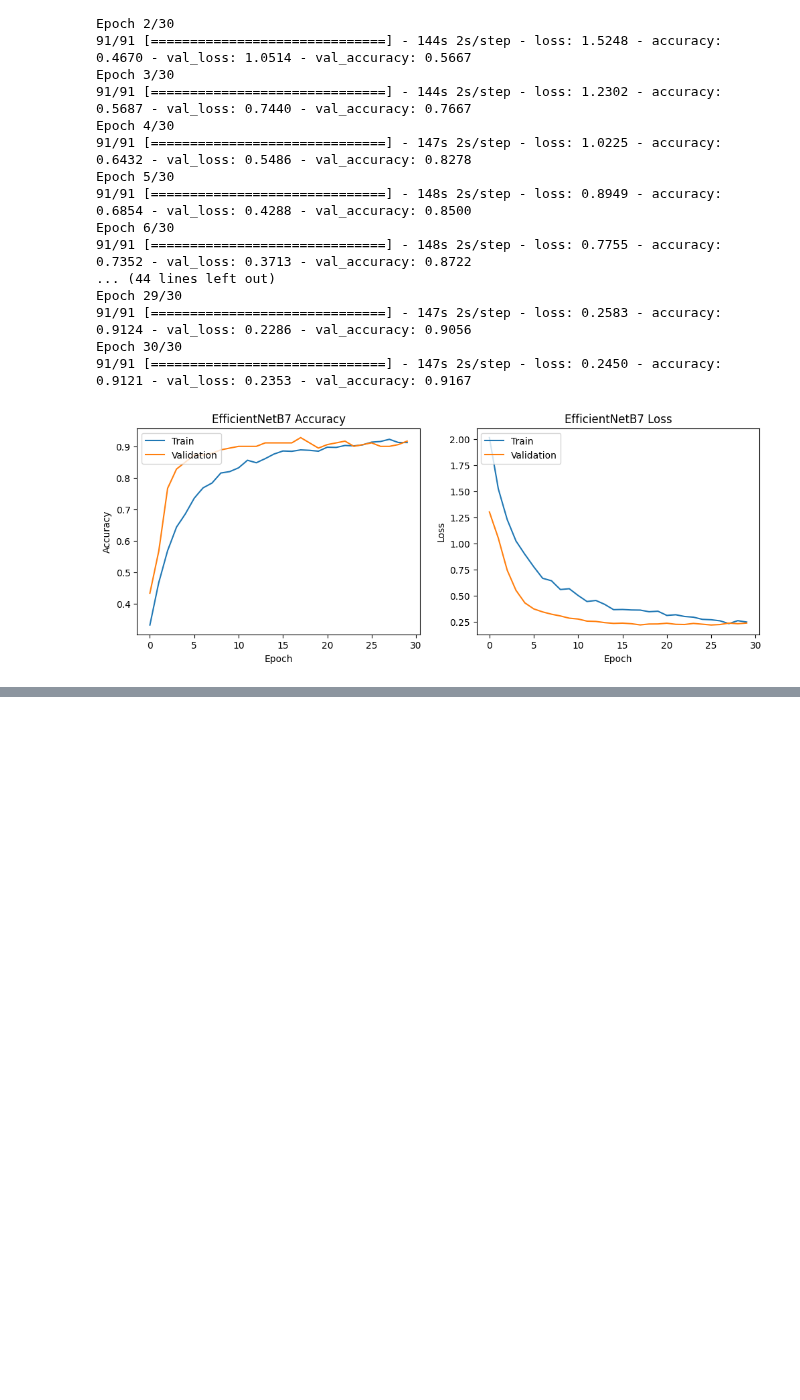
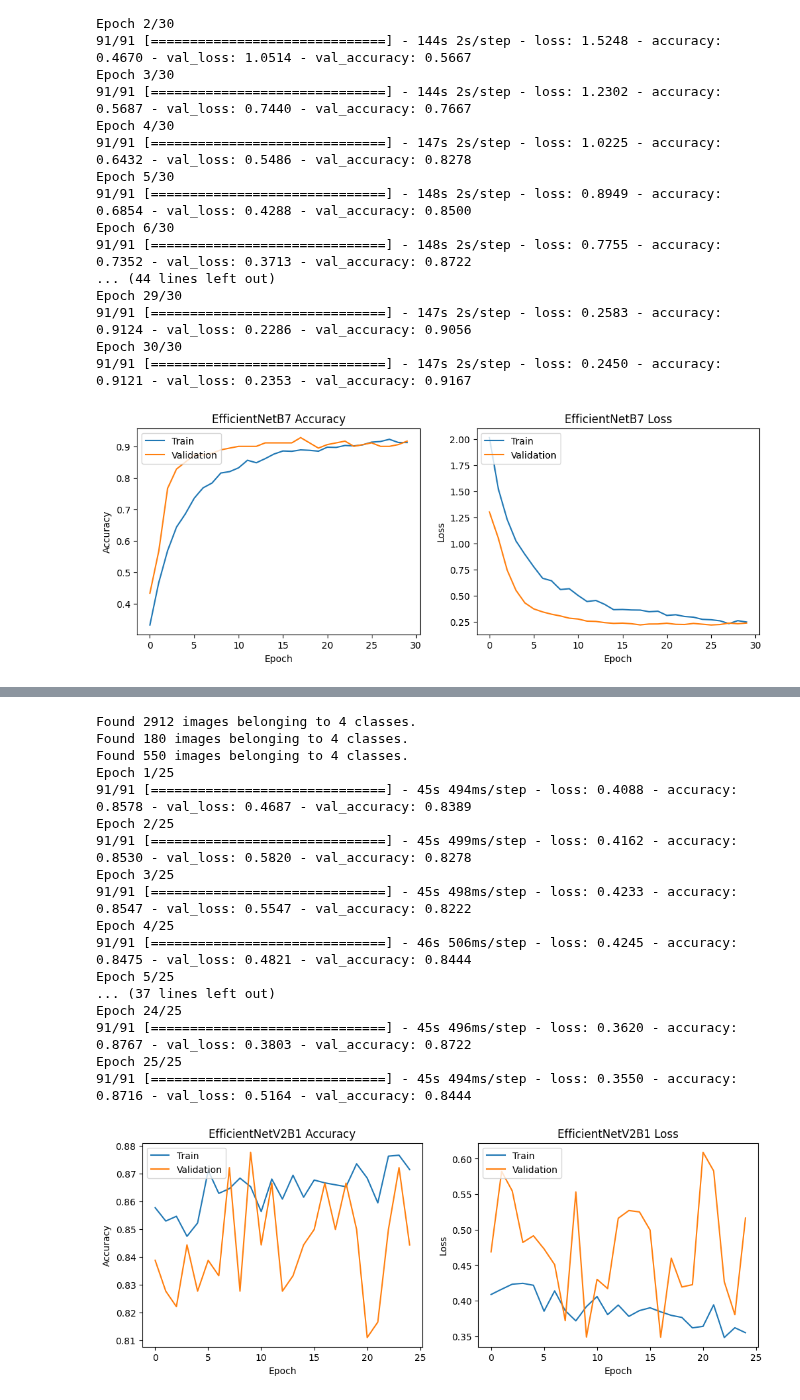
Before and after one commit to AbiyaMakruf/TelU-Tubes-TugasAkhir-KlasifikasiPenyakitTanamanApel, a Jupyter notebook: notebook.ipynb, the cells around one changed output, grey strips where cells are left out. Drawn from its saved outputs; the diff is of its cells as text; code cells hidden in the pictures; blank space fills up the shorter version.

```diff
--- a/notebook.ipynb
+++ b/notebook.ipynb
@@ -137,9 +131,5 @@ base_path = "dataset/"
 # Pilih fungsi preprocessing yang sesuai dengan model
 preprocess_input_func = efficientnet_preprocess
 
-train_generator, validation_generator, test_generator = augment_and_resize_dataset(
-    base_path,
-    img_size=(528, 528),
-    batch_size=32,
-    preprocess_input_func=preprocess_input_func
-)
+# class_indices = train_generator.class_indices
+# print(class_indices)
@@ -453,0 +530,29 @@ Epoch 30/30
+# %%
+train_generator, validation_generator, test_generator = augment_and_resize_dataset(
+    base_path,
+    img_size=(240, 240),
+    batch_size=32,
+    preprocess_input_func=preprocess_input_func
+)
+
+efficientnet_b1 = build_and_compile_model_trainable(EfficientNetV2B1, input_shape=(240, 240, 3), num_classes=train_generator.num_classes)
+train_and_plot(efficientnet_v2b1, 'EfficientNetV2B1', train_generator, validation_generator, epochs = 25)
+# %% [output]
+Found 2912 images belonging to 4 classes.
+Found 180 images belonging to 4 classes.
+Found 550 images belonging to 4 classes.
+Epoch 1/25
+91/91 [==============================] - 45s 494ms/step - loss: 0.4088 - accuracy: 0.8578 - val_loss: 0.4687 - val_accuracy: 0.8389
+Epoch 2/25
+91/91 [==============================] - 45s 499ms/step - loss: 0.4162 - accuracy: 0.8530 - val_loss: 0.5820 - val_accuracy: 0.8278
+Epoch 3/25
+91/91 [==============================] - 45s 498ms/step - loss: 0.4233 - accuracy: 0.8547 - val_loss: 0.5547 - val_accuracy: 0.8222
+Epoch 4/25
+91/91 [==============================] - 46s 506ms/step - loss: 0.4245 - accuracy: 0.8475 - val_loss: 0.4821 - val_accuracy: 0.8444
+Epoch 5/25
+... (37 lines left out)
+Epoch 24/25
+91/91 [==============================] - 45s 496ms/step - loss: 0.3620 - accuracy: 0.8767 - val_loss: 0.3803 - val_accuracy: 0.8722
+Epoch 25/25
+91/91 [==============================] - 45s 494ms/step - loss: 0.3550 - accuracy: 0.8716 - val_loss: 0.5164 - val_accuracy: 0.8444
+[figure, added]
```
Also changed, not shown: parts of 13 cells of this notebook.
